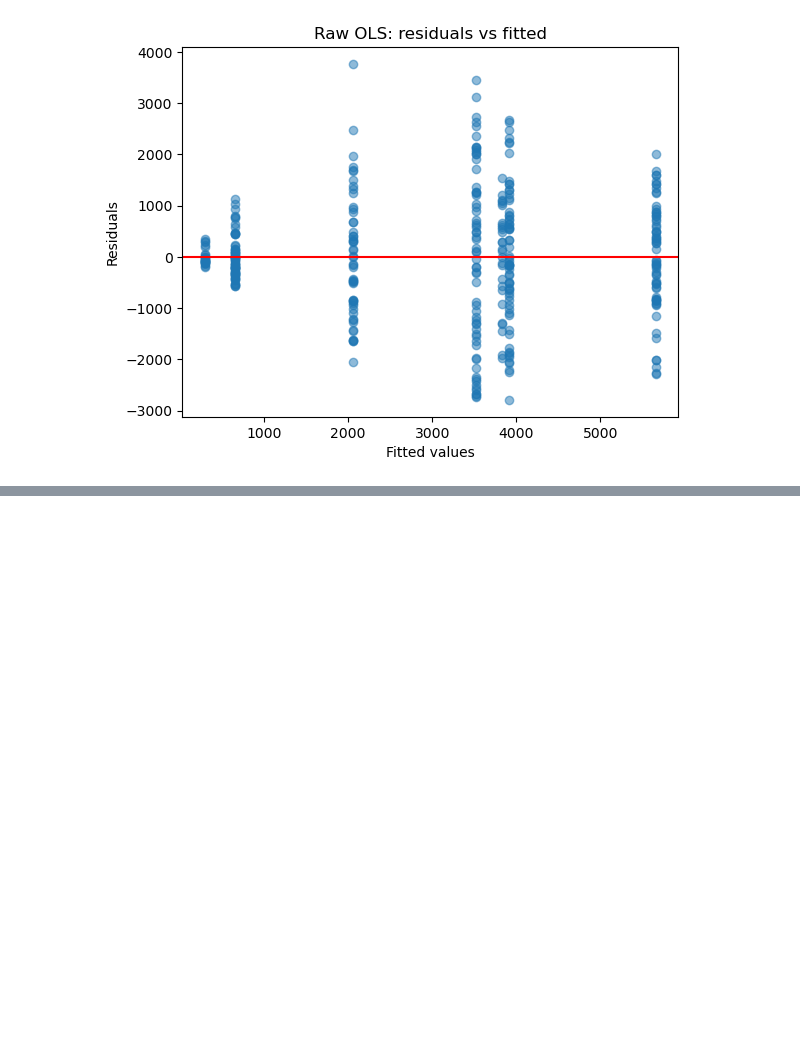
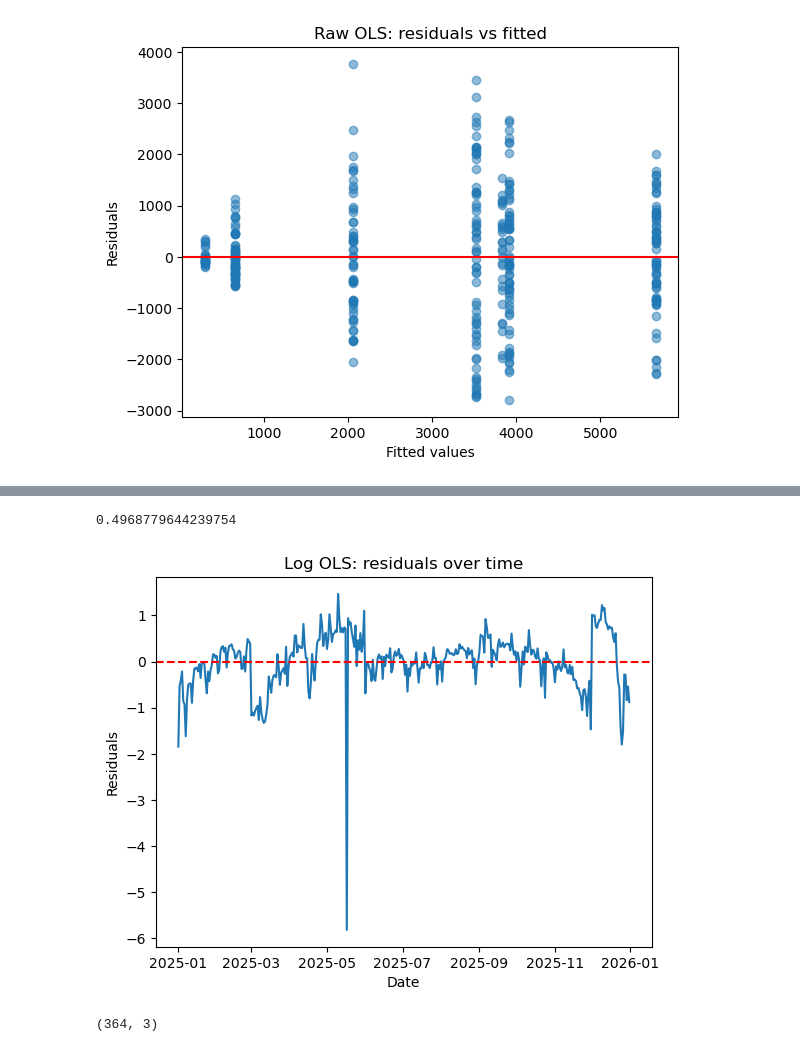
Before and after one commit to SeherYldz/StatisticsProject, a Jupyter notebook: modelling.ipynb, the cells around one changed output, grey strips where cells are left out. Saved outputs shown, nothing was run; the diff lists cells and outputs as text; code cells hidden in the pictures; blank space fills up the shorter version.

```diff
--- a/modelling.ipynb
+++ b/modelling.ipynb
@@ -39,0 +90,16 @@ plt.show()
+# %%
+plt.plot(model_log.resid)
+plt.axhline(0, color="red", linestyle="--")
+plt.xlabel("Date")
+plt.ylabel("Residuals")
+plt.title("Log OLS: residuals over time")
+print(model_log.resid.autocorr())
+plt.show()
+# %% [output]
+0.4968779644239754
+[figure, added]
+# %%
+daily_clean = daily.drop(pd.Timestamp('2025-05-17'))  # Remove the outlier date from the dataset
+print(daily_clean.shape)  # Check the shape of the cleaned dataset
+# %% [output]
+(364, 3)
```
Also changed, not shown: parts of 7 cells of this notebook, 35 other files.
